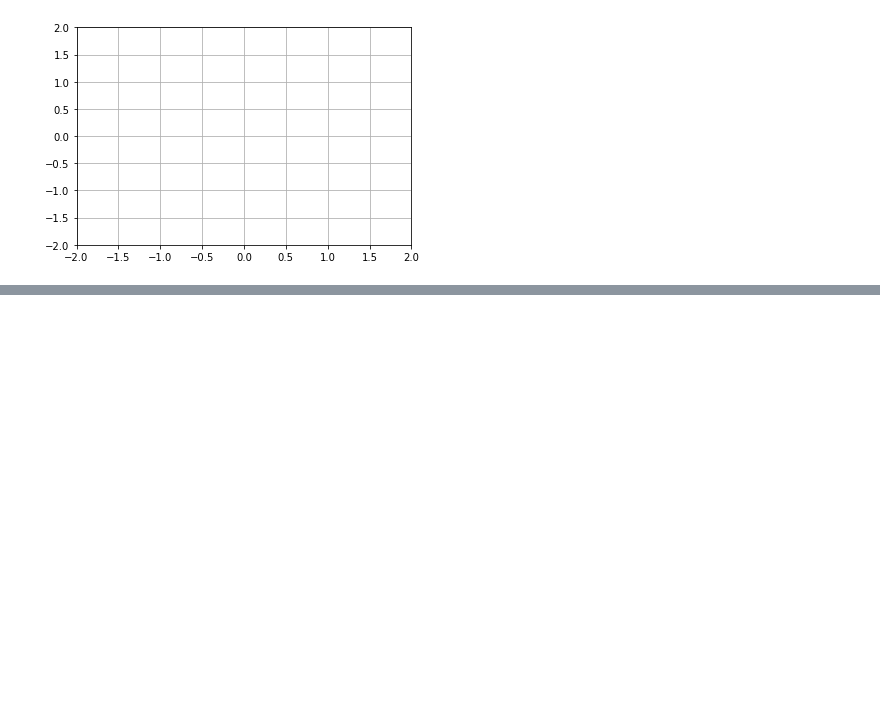
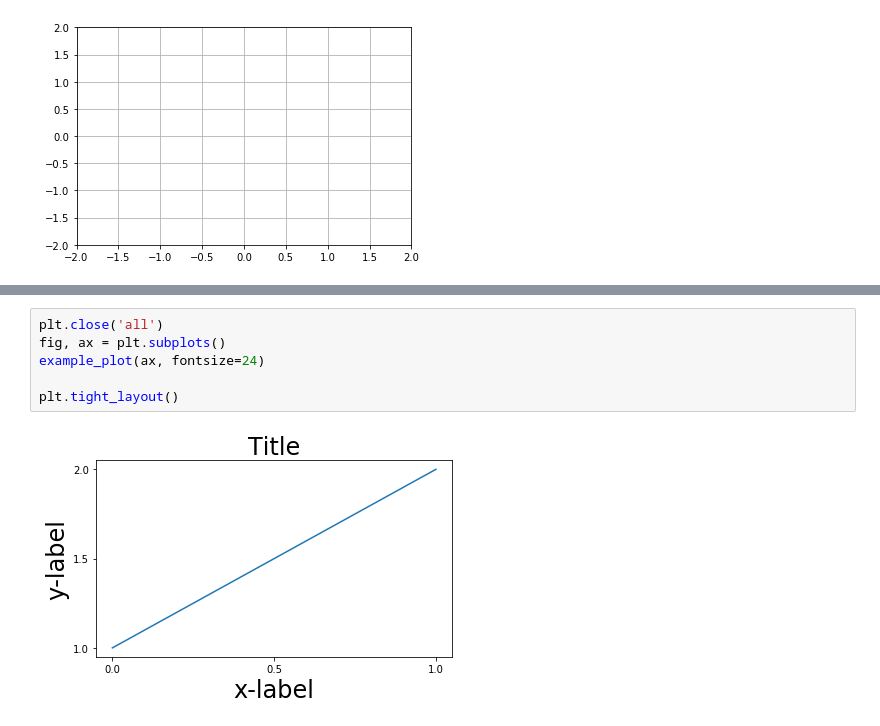
Before and after one commit to draperjames/PythonRef, a Jupyter notebook: Matplotlib.ipynb, the cells around one changed output, grey strips where cells are left out. Cells and saved outputs as stored; diff of their text form; blank space fills up the shorter version.

```diff
--- a/Matplotlib.ipynb
+++ b/Matplotlib.ipynb
@@ -541,0 +567,8 @@ plt.show()
+# %%
+plt.close('all')
+fig, ax = plt.subplots()
+example_plot(ax, fontsize=24)
+
+plt.tight_layout()
+# %% [output]
+[figure, added]
```
Also changed, not shown: parts of 11 cells of this notebook, 22 other files.
